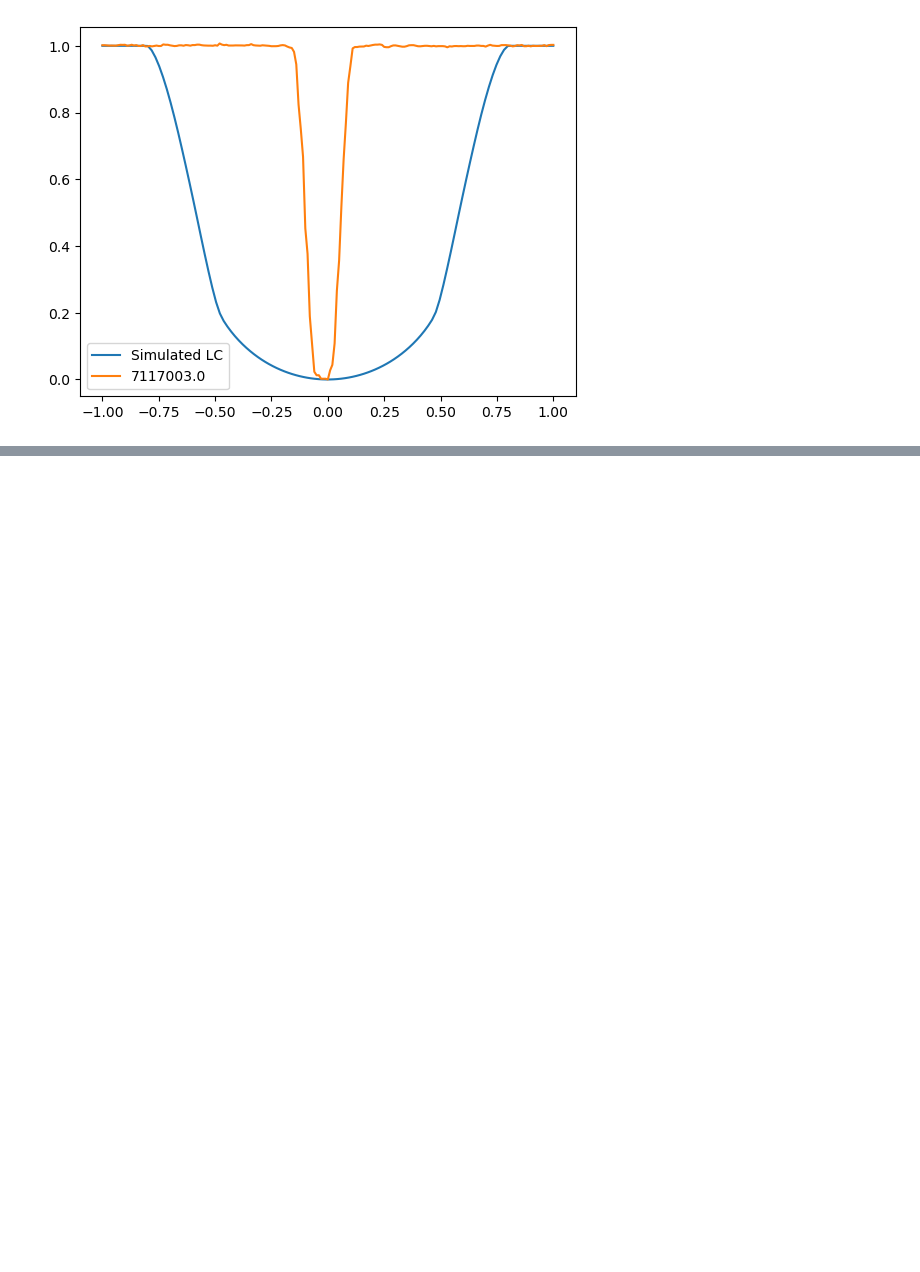
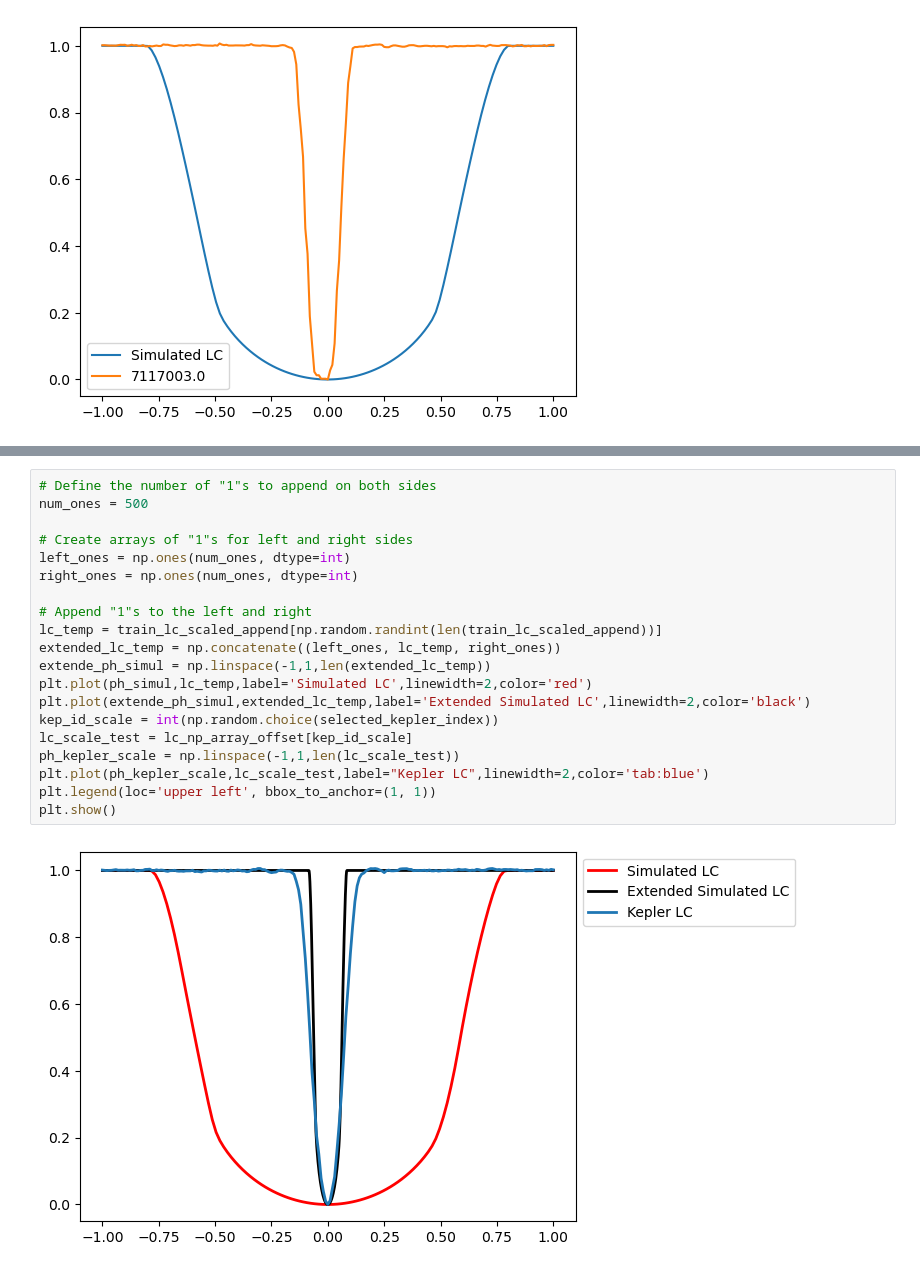
Before and after one commit to abrahammathews2000/mega, a Jupyter notebook: ml_training/overlap_lightcurves_simul_kepler.ipynb, the cells around one changed output, grey strips where cells are left out. Cells and saved outputs as stored; diff of their text form; blank space fills up the shorter version.

Commit message:
Added code to match simulated lc like kepler light curve by extending the lc by adding 1 on left and right sides

```diff
--- a/ml_training/overlap_lightcurves_simul_kepler.ipynb
+++ b/ml_training/overlap_lightcurves_simul_kepler.ipynb
@@ -520,0 +506,22 @@ plt.show()
+# %%
+# Define the number of "1"s to append on both sides
+num_ones = 500
+
+# Create arrays of "1"s for left and right sides
+left_ones = np.ones(num_ones, dtype=int)
+right_ones = np.ones(num_ones, dtype=int)
+
+# Append "1"s to the left and right
+lc_temp = train_lc_scaled_append[np.random.randint(len(train_lc_scaled_append))]
+extended_lc_temp = np.concatenate((left_ones, lc_temp, right_ones))
+extende_ph_simul = np.linspace(-1,1,len(extended_lc_temp))
+plt.plot(ph_simul,lc_temp,label='Simulated LC',linewidth=2,color='red')
+plt.plot(extende_ph_simul,extended_lc_temp,label='Extended Simulated LC',linewidth=2,color='black')
+kep_id_scale = int(np.random.choice(selected_kepler_index))
+lc_scale_test = lc_np_array_offset[kep_id_scale]
+ph_kepler_scale = np.linspace(-1,1,len(lc_scale_test))
+plt.plot(ph_kepler_scale,lc_scale_test,label="Kepler LC",linewidth=2,color='tab:blue')
+plt.legend(loc='upper left', bbox_to_anchor=(1, 1))
+plt.show()
+# %% [output]
+[figure, added]
```
Also changed, not shown: parts of 9 cells of this notebook.
